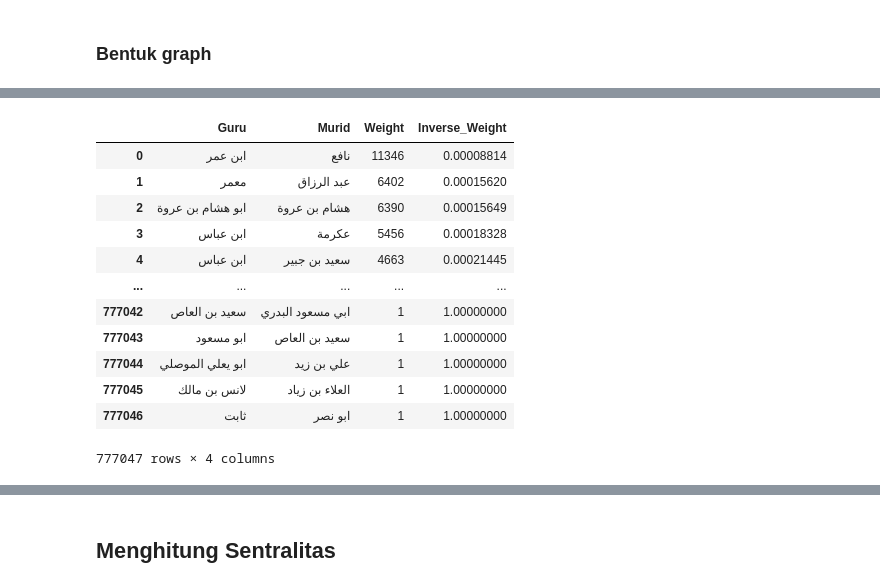
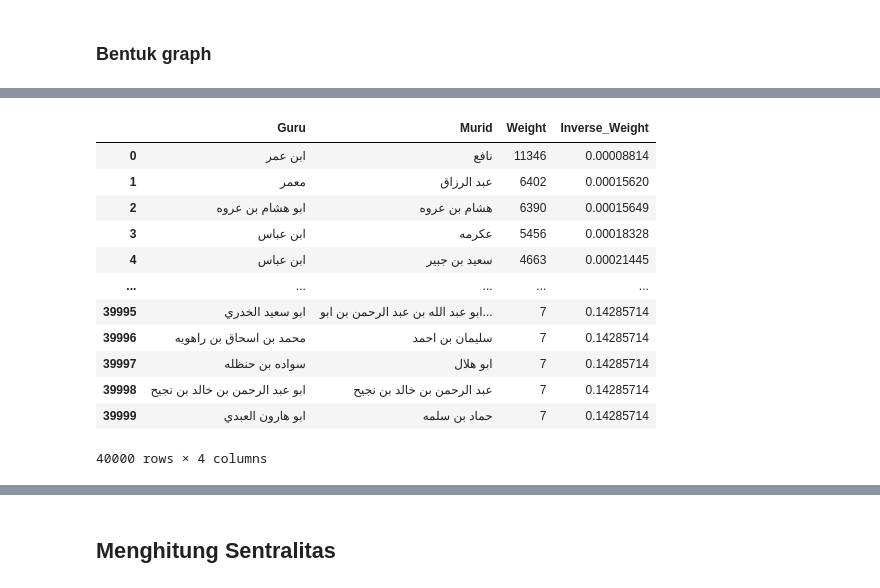
Before and after one commit to Nazrililham090805/sanad-hadith, a Jupyter notebook: src/NetworkX.ipynb, the cells around one changed output, grey strips where cells are left out. Cells and saved outputs as stored; diff of their text form; code cells hidden in the pictures.

```diff
--- a/src/NetworkX.ipynb
+++ b/src/NetworkX.ipynb
@@ -65,3 +65,6 @@ Murid                 str
 Weight              int64
 Inverse_Weight    float64
 dtype: object
+# %%
+df_subset = df.head(40000)
+print(df_subset)
@@ -84,19 +105,19 @@ Jumlah edge : 777047
 # %%
-display(df)
+display(df_subset)
 # %% [output]
 |  | Guru | Murid | Weight | Inverse_Weight |
 | 0 | ابن عمر | نافع | 11346 | 0.00008814 |
 | 1 | معمر | عبد الرزاق | 6402 | 0.00015620 |
-| 2 | ابو هشام بن عروة | هشام بن عروة | 6390 | 0.00015649 |
-| 3 | ابن عباس | عكرمة | 5456 | 0.00018328 |
+| 2 | ابو هشام بن عروه | هشام بن عروه | 6390 | 0.00015649 |
+| 3 | ابن عباس | عكرمه | 5456 | 0.00018328 |
 | 4 | ابن عباس | سعيد بن جبير | 4663 | 0.00021445 |
 | ... | ... | ... | ... | ... |
-| 777042 | سعيد بن العاص | ابي مسعود البدري | 1 | 1.00000000 |
-| 777043 | ابو مسعود | سعيد بن العاص | 1 | 1.00000000 |
-| 777044 | ابو يعلي الموصلي | علي بن زيد | 1 | 1.00000000 |
-| 777045 | لانس بن مالك | العلاء بن زياد | 1 | 1.00000000 |
-| 777046 | ثابت | ابو نصر | 1 | 1.00000000 |
+| 39995 | ابو سعيد الخدري | ابو عبد الله بن عبد الرحمن بن ابو... | 7 | 0.14285714 |
+| 39996 | محمد بن اسحاق بن راهويه | سليمان بن احمد | 7 | 0.14285714 |
+| 39997 | سواده بن حنظله | ابو هلال | 7 | 0.14285714 |
+| 39998 | ابو عبد الرحمن بن خالد بن نجيح | عبد الرحمن بن خالد بن نجيح | 7 | 0.14285714 |
+| 39999 | ابو هارون العبدي | حماد بن سلمه | 7 | 0.14285714 |
-777047 rows × 4 columns
+40000 rows × 4 columns
 # %%
 # Hapus self-loop
 G.remove_edges_from(nx.selfloop_edges(G))
```
Also changed, not shown: parts of 26 cells of this notebook, 4 other files.
